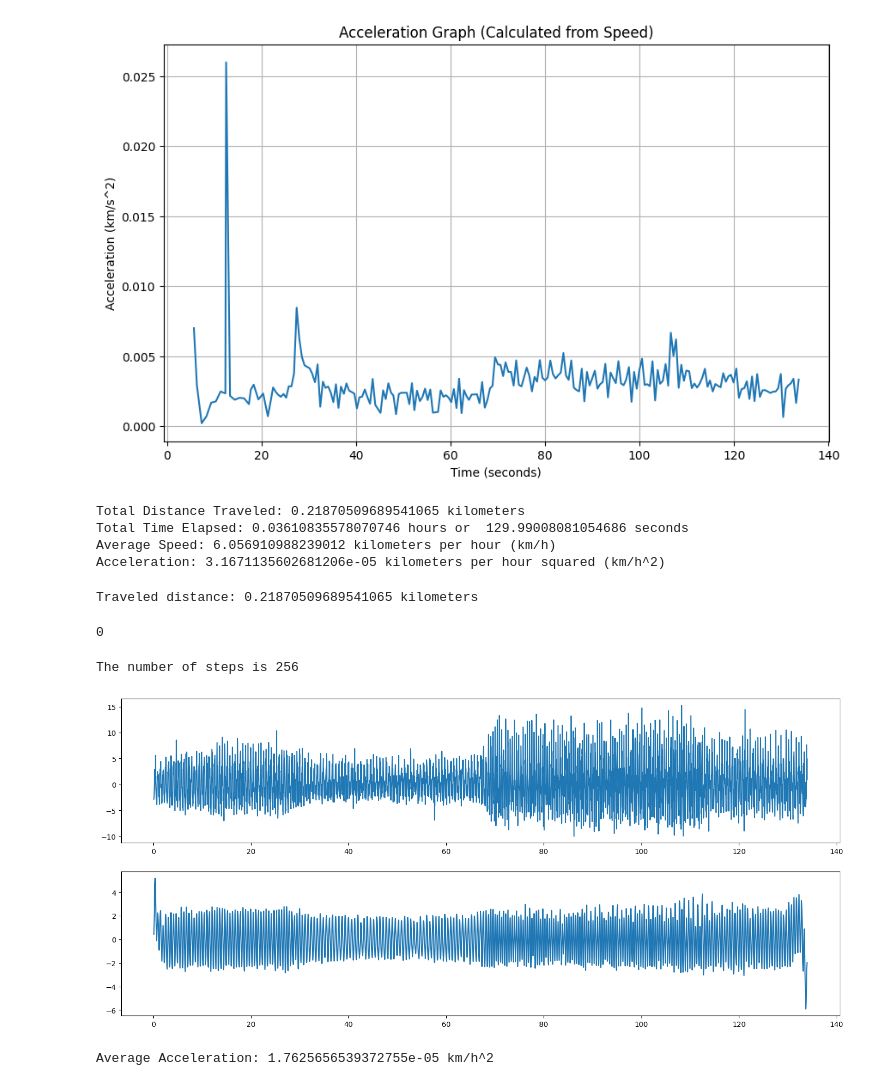
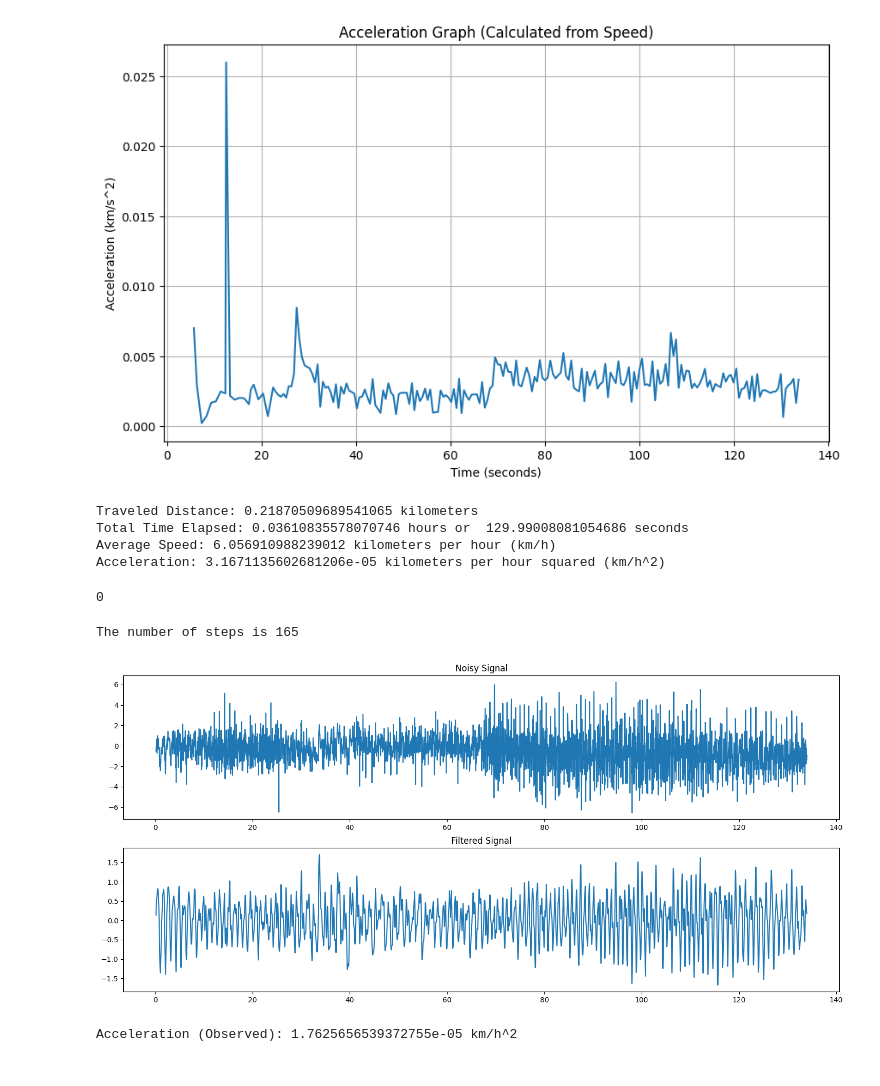
Before and after one commit to t2hale00/PhysicsFinalProject, a Jupyter notebook: FinalProject.ipynb, the cells around one changed output. Cells and saved outputs as stored; diff of their text form; code cells hidden in the pictures.

```diff
--- a/FinalProject.ipynb
+++ b/FinalProject.ipynb
@@ -254,7 +322,11 @@ plt.show()
 # %% [output]
 [figure]
 # %%
-##Average speed as a number
+#In this cell, the Average speed, the distance traveled, and Acceleration from speed is calculated and printed from the GPS data.
+#The average speed is calculated by dividing the total distance traveled by the total time elapsed.
+#The total distance is calculated by summing the distances between consecutive points.
+#The acceleration is calculated by dividing the change in speed by the change in time.
+
 
 import pandas as pd
 import numpy as np
@@ -299,55 +371,13 @@ average_speed = total_distance / total_time  # in kilometers per hour (km/h)
 gps_df['speed'] = gps_df['distance'] / gps_df['time_diff']  # Calculate speed
 gps_df['acceleration'] = gps_df['speed'].diff() / gps_df['time_diff']  # Calculate acceleration
 
-print("Total Distance Traveled:", total_distance, "kilometers")
+print("Traveled Distance:", total_distance, "kilometers")
 print("Total Time Elapsed:", total_time, "hours or ", total_time * 3600, "seconds")
 print("Average Speed:", average_speed, "kilometers per hour (km/h)")
 print("Acceleration:", gps_df['acceleration'].mean(), "kilometers per hour squared (km/h^2)")
 # %% [output]
-Total Distance Traveled: 0.21870509689541065 kilometers
+Traveled Distance: 0.21870509689541065 kilometers
 Total Time Elapsed: 0.03610835578070746 hours or  129.99008081054686 seconds
 Average Speed: 6.056910988239012 kilometers per hour (km/h)
 Acceleration: 3.1671135602681206e-05 kilometers per hour squared (km/h^2)
-# %%
-##Traveled distance as a number
-
-# Function to calculate distance using Haversine formula
-def haversine(lon1, lat1, lon2, lat2):
-    """
-    Calculate the great circle distance between two points
-    on the earth (specified in decimal degrees).
-    """
-    # Convert decimal degrees to radians
-    lon1 = radians(lon1)
-    lat1 = radians(lat1)
-    lon2 = radians(lon2)
-    lat2 = radians(lat2)
-
-    # Haversine formula
-    dlon = lon2 - lon1
-    dlat = lat2 - lat1
-    a = sin(dlat/2)**2 + cos(lat1)*cos(lat2)*sin(dlon/2)**2
-    c = 2*asin(sqrt(a))
-
-    # Radius of earth in kilometers is 6371
-    r = 6371
-    km = r * c
-    return km
-
-
-# Initialize the distances list with the starting distance (zero)
-distances = [0]
-
-# Calculate distances based on latitude and longitude
-for i in range(1, len(df)):
-    lat1, lon1 = df.loc[i - 1, 'latitude'], df.loc[i - 1, 'longitude']
-    lat2, lon2 = df.loc[i, 'latitude'], df.loc[i, 'longitude']
-    distance = haversine(lon1, lat1, lon2, lat2)
-    # Accumulate distances to create a cumulative distance graph
-    distances.append(distances[-1] + distance)
-
-# Print the final calculated distance
-print(f"Traveled distance: {distances[-1]} kilometers")
-# %% [output]
-Traveled distance: 0.21870509689541065 kilometers
 # %%
@@ -379,41 +415,52 @@ def butter_highpass_filter(data, cutoff, fs, nyq, order):
     y = filtfilt(b, a, data)
     return y
 # %%
-#filter the data
-noisy_signal = df['z']
+#In this cell, we filter the data using a low-pass filter to remove high-frequency noise, and then use a high-pass filter to remove low-frequency noise.
+#The filtered acceleration data (Acceleration x) is then used to count the number of steps taken.
+#The number of steps is calculated by counting the number of times the acceleration changes sign from positive to negative.
+#The filtered acceleration data is also plotted to visualize the effect of the filtering.
+#The graph is saved as a PNG file (filtered_acceleration.png), and can be viewed in the file explorer.
+
+noisy_signal = df['x']
 time = df['seconds_elapsed']
 order = 2
 dt = (time[len(time) - 1] - time[0]) / len(time)  # Time difference between consecutive observation, also called sampling interval
 
 fs = 1/dt  # Sampling rate
 nyq = 0.5 * fs  # Nyquist frequency
 cutoff_H = 1/5  # Highpass cut-off
 cutoff_L = 1/0.5  # Lowpass cut-off
 # after this filtering, we'll have only frequencies from 1/40 to 1/5 in the data
 
 lowpass_filtered = butter_lowpass_filter(noisy_signal, cutoff_L, fs, nyq, order)  # Filter out high frequencies
 final_signal = butter_highpass_filter(lowpass_filtered, cutoff_H, fs, nyq, order)  # Filter out low frequencies
 
 plt.figure(figsize=(18, 8))
 plt.subplot(2, 1, 1)
 plt.plot(time, noisy_signal)
+plt.title('Noisy Signal')
 plt.subplot(2, 1, 2)
 plt.plot(time, final_signal)
+plt.title('Filtered Signal')
 
 stepdata = final_signal
 steps = 0
 
 for i in range(1, stepdata.shape[0]):
     if stepdata[i-1] >= 0 and stepdata[i] < 0:
         steps += 1
 
 print('The number of steps is', steps)
+
+# Save the plot as a PNG file
+plt.savefig('filtered_acceleration.png')
 # %% [output]
-The number of steps is 256
+The number of steps is 165
-[figure, old version]
+[figure, new version]
 # %%
-import pandas as pd
-import numpy as np
+#In this cell, the average acceleration is calculated and printed from the Acceleration_data.csv file.
+#The average acceleration is calculated by taking the mean of the acceleration data.
+#This is done to compare the acceleration data with the filtered acceleration data.
 
 # Read the Acceleration data
 acceleration_df = pd.read_csv('Acceleration_data.csv')
@@ -430,6 +477,6 @@ acceleration_df['acceleration'] = acceleration_df['magnitude'].diff() / accelera
 # Calculate average acceleration
 average_acceleration = acceleration_df['acceleration'].mean()
 
-print("Average Acceleration:", average_acceleration / 1000, "km/h^2")
+print("Acceleration (Observed):", average_acceleration / 1000, "km/h^2")
 # %% [output]
-Average Acceleration: 1.7625656539372755e-05 km/h^2
+Acceleration (Observed): 1.7625656539372755e-05 km/h^2
```
Also changed, not shown: parts of 14 cells of this notebook, 8 other files.
